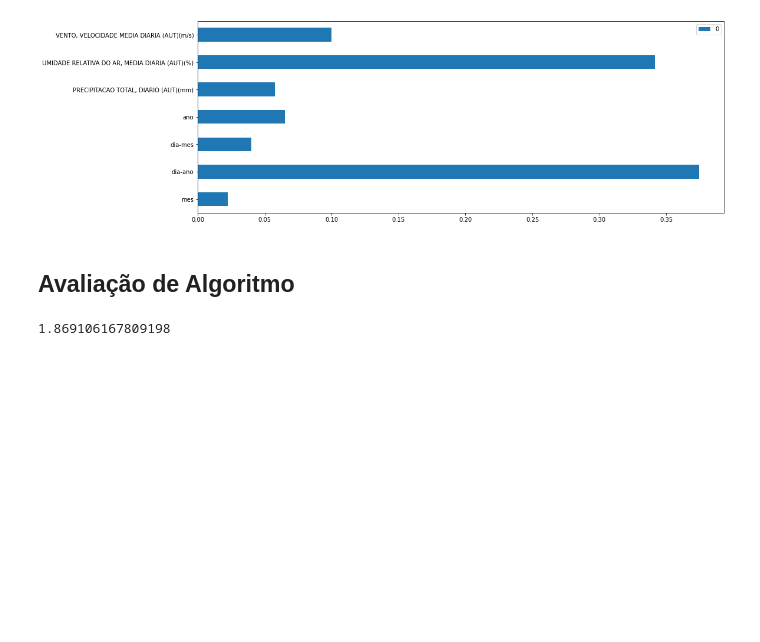
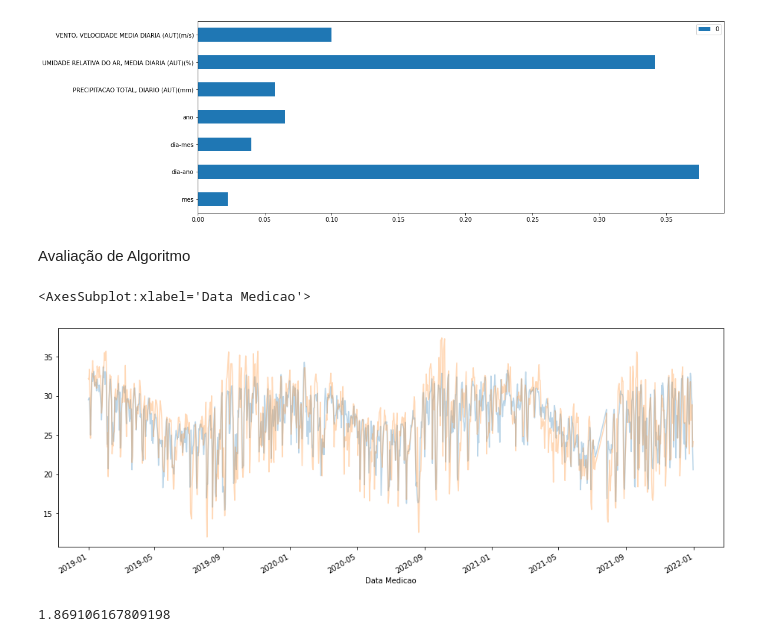
Before and after one commit to Bernardofcr/time_series_analysis, a Jupyter notebook: Time Series Analysis.ipynb, the cells around one changed output. Cells and saved outputs as stored; diff of their text form; code cells hidden in the pictures; blank space fills up the shorter version.

```diff
--- a/Time Series Analysis.ipynb
+++ b/Time Series Analysis.ipynb
@@ -429,8 +465,16 @@ features.plot(kind="barh")
 <AxesSubplot:>
 [figure]
 # %% [markdown]
-## Avaliação de Algoritmo
+Avaliação de Algoritmo
 # %%
+pred = copy.deepcopy(X_test)
 y_pred = reg.predict(X_test)
+pred["y_pred"]=reg.predict(X_test)
+# %%
+pred["y_pred"].plot(alpha=.3)
+y_test.plot(alpha=.3)
+# %% [output]
+<AxesSubplot:xlabel='Data Medicao'>
+[figure, added]
 # %%
 #MAE
```
Also changed, not shown: parts of 18 cells of this notebook.
